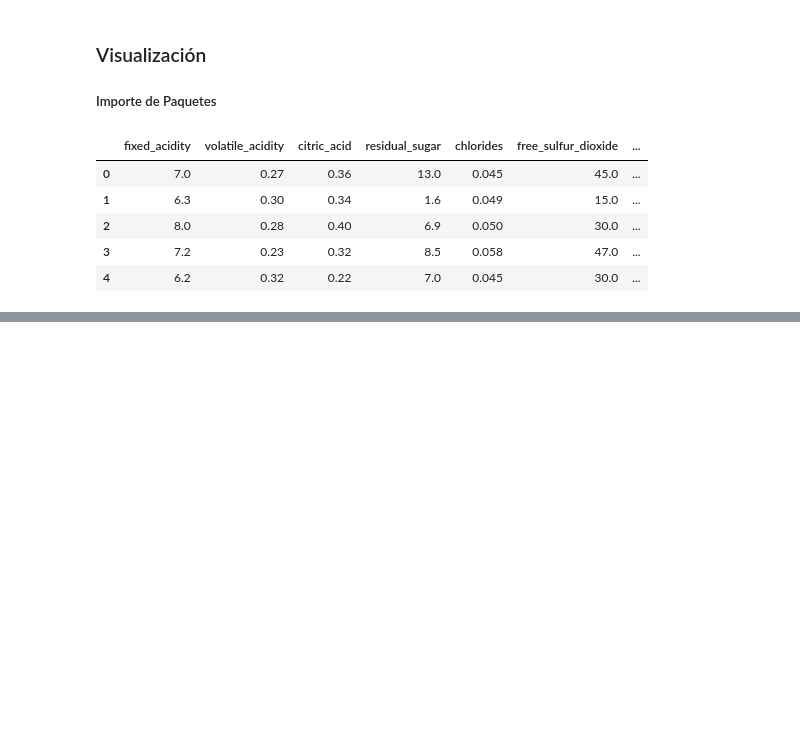
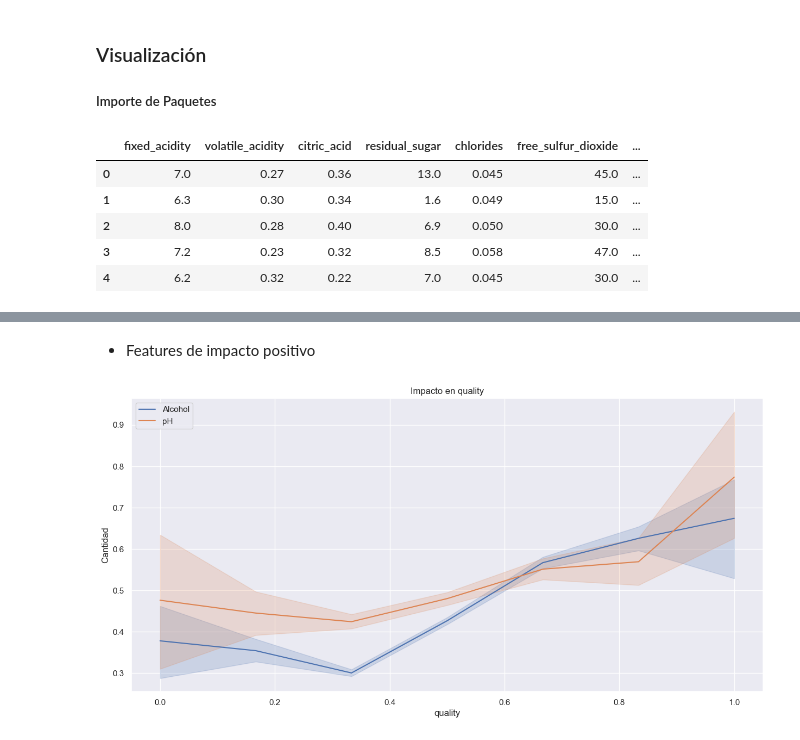
Before and after one commit to Gaddran/proyecto_final_python, a Jupyter notebook: notebooks/04_Visualizaciones.ipynb, the cells around one changed output, grey strips where cells are left out. Saved outputs shown, nothing was run; the diff lists cells and outputs as text; code cells hidden in the pictures; blank space fills up the shorter version.

```diff
--- a/notebooks/04_Visualizaciones.ipynb
+++ b/notebooks/04_Visualizaciones.ipynb
@@ -100,0 +112,15 @@ for i in num_feat.columns:
+# %% [markdown]
+- Features de impacto positivo
+# %%
+# Se grafican el efecto de las siguientes columnas ["volatile_acidity","citric_acid","chlorides","pH","density","sulphates"]
+plt.figure(figsize=(15,7))
+
+sns.lineplot(data=df0_normalized, x="quality",y="alcohol",label="Alcohol")
+sns.lineplot(data=df0_normalized, x="quality",y="pH",label="pH")
+
+plt.ylabel("Cantidad")
+plt.title("Impacto en quality")
+plt.legend()
+plt.show()
+# %% [output]
+[figure, added]
```
Also changed, not shown: parts of 14 cells of this notebook, 1 other file.
